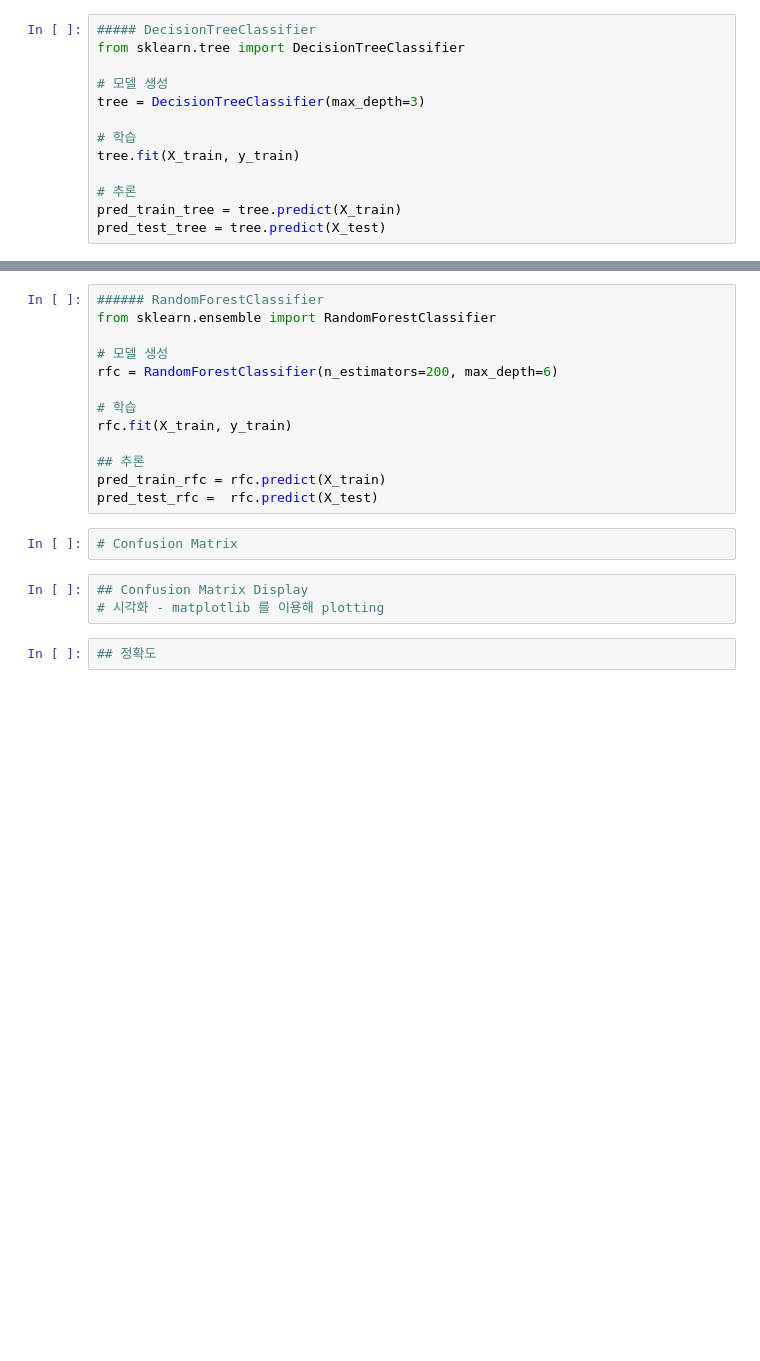
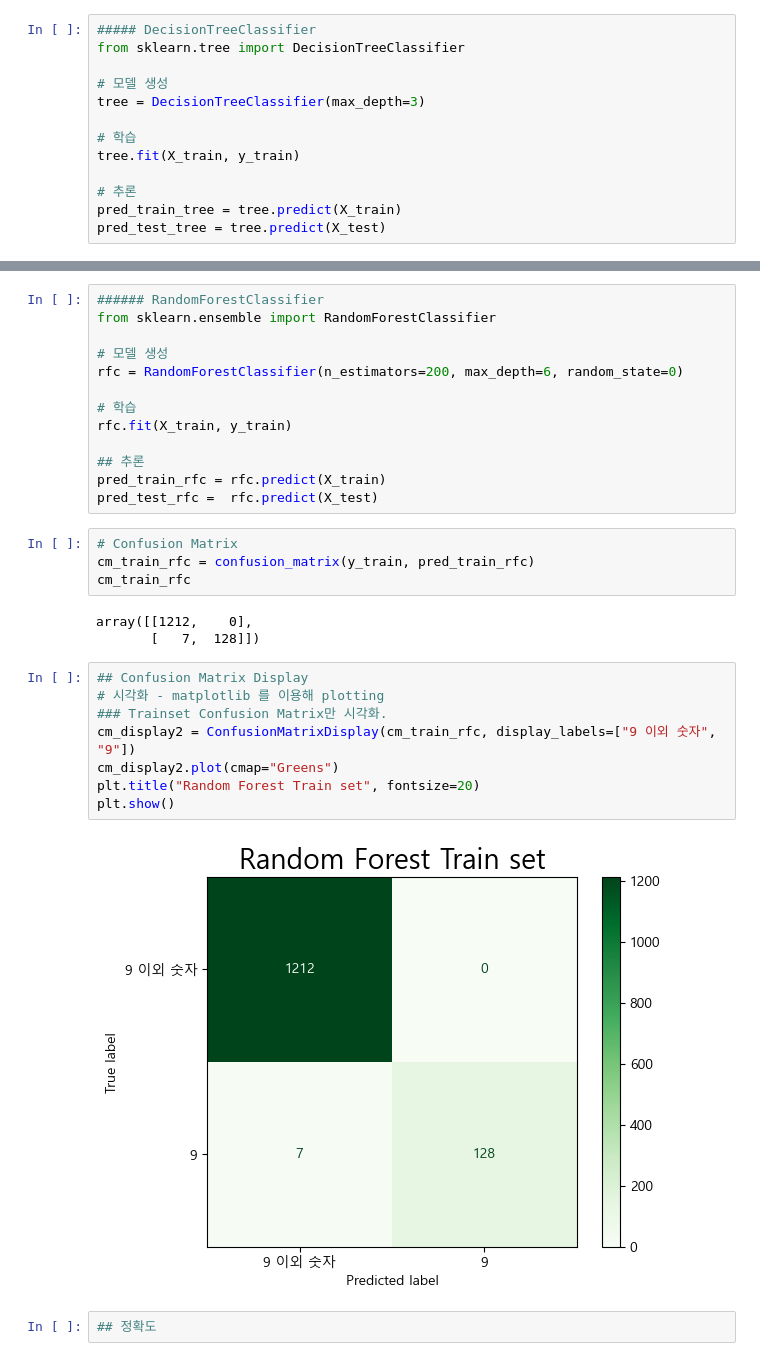
Before and after one commit to kgmyhGit/SKN06, a Jupyter notebook: 08_machine_learning/05_평가지표.ipynb, the cells around one changed output, grey strips where cells are left out. Cells and saved outputs as stored; diff of their text form; blank space fills up the shorter version.

```diff
--- a/08_machine_learning/05_평가지표.ipynb
+++ b/08_machine_learning/05_평가지표.ipynb
@@ -280,7 +386,7 @@ print(classification_report(y_train, pred_train_tree))
 from sklearn.ensemble import RandomForestClassifier
 
 # 모델 생성
-rfc = RandomForestClassifier(n_estimators=200, max_depth=6)
+rfc = RandomForestClassifier(n_estimators=200, max_depth=6, random_state=0)
 
 # 학습
 rfc.fit(X_train, y_train)
@@ -290,9 +396,21 @@ pred_train_rfc = rfc.predict(X_train)
 pred_test_rfc =  rfc.predict(X_test)
 # %%
 # Confusion Matrix
+cm_train_rfc = confusion_matrix(y_train, pred_train_rfc)
+cm_train_rfc
+# %% [output]
+array([[1212,    0],
+       [   7,  128]])
-# %%
-## Confusion Matrix Display
-# 시각화 - matplotlib 를 이용해 plotting
+# %%
+## Confusion Matrix Display
+# 시각화 - matplotlib 를 이용해 plotting
+### Trainset Confusion Matrix만 시각화.
+cm_display2 = ConfusionMatrixDisplay(cm_train_rfc, display_labels=["9 이외 숫자", "9"])
+cm_display2.plot(cmap="Greens")
+plt.title("Random Forest Train set", fontsize=20)
+plt.show()
+# %% [output]
+[figure, added]
 # %%
 ## 정확도
 # %%
```
Also changed, not shown: parts of 59 cells of this notebook, 1 other file.
